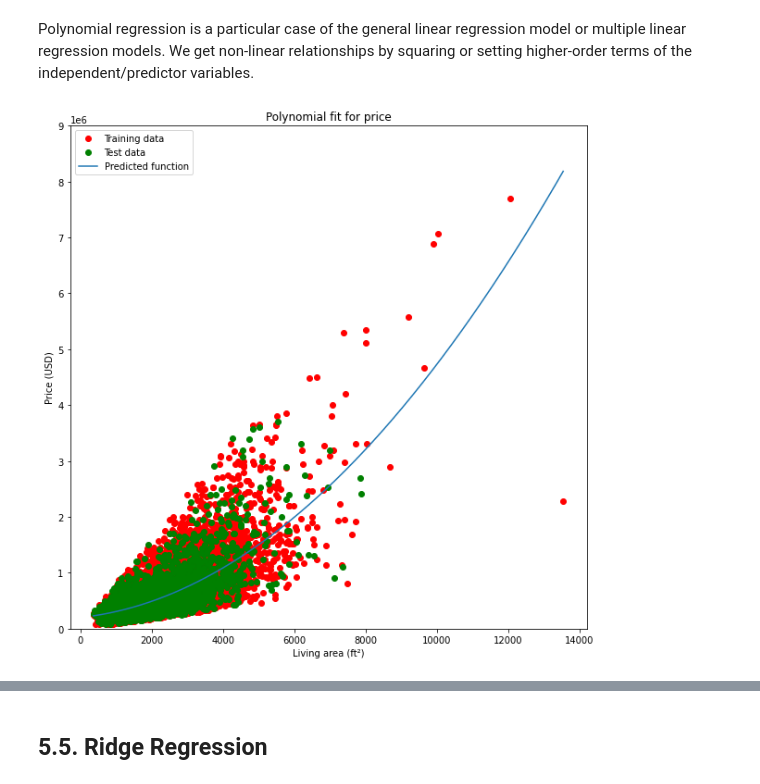
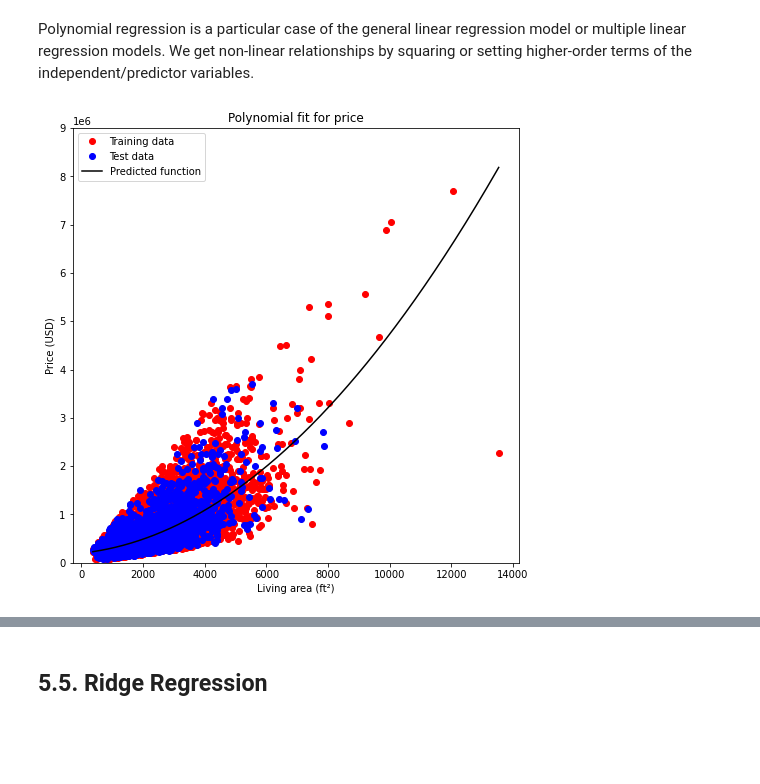
Before and after one commit to lucasquemelli/House_Rocket_Machine_Learning, a Jupyter notebook: House_Rocket_ML.ipynb, the cells around one changed output, grey strips where cells are left out. Cells and saved outputs as stored; diff of their text form; code cells hidden in the pictures; blank space fills up the shorter version.

```diff
--- a/House_Rocket_ML.ipynb
+++ b/House_Rocket_ML.ipynb
@@ -1720,42 +1720,42 @@ def define_table(r2_train, r2_test, rmse_test, mae_test, mape_test, cv):
   return r, evaluation
 
 def PollyPlot(xtrain, xtest, y_train, y_test, lr, poly_transform):
-  plt.figure(figsize=(10,10))
+  plt.figure(figsize=(8,8))
 
   xmax = max([xtrain.values.max(), xtest.values.max()])
   xmin = min([xtrain.values.min(), xtest.values.min()])
 
   x = np.arange(xmin, xmax, 0.1)
 
   plt.plot(xtrain, y_train, 'ro', label="Training data")
-  plt.plot(xtest, y_test, 'go', label="Test data")
-  plt.plot(x, lr.predict(poly_transform.fit_transform(x.reshape(-1,1))), label="Predicted function")
+  plt.plot(xtest, y_test, 'bo', label="Test data")
+  plt.plot(x, lr.predict(poly_transform.fit_transform(x.reshape(-1,1))), 'k-', label="Predicted function")
   plt.ylim([0,9000000])
   plt.title('Polynomial fit for price')
   plt.ylabel('Price (USD)')
   plt.xlabel('Living area (ft²)')
   plt.legend()
 
   return None
 
 if __name__ == '__main__':
   y_data, x_data = target_features(data_analysis)
 
   x_train, x_test, y_train, y_test = data_split(x_data, y_data)
 
   lr = define_model()
 
   pr, x_train_pr, x_test_pr = data_transform()
 
   estimator_lr = fit_model(lr)
 
   predictions_lr_train, predictions_lr_test = predict_values(x_train_pr, x_test_pr)
 
   r, evaluation = define_table(r2_train, r2_test, rmse_test, mae_test, mape_test, cv)
 
   PollyPlot(x_train[['sqft_living']], x_test[['sqft_living']], y_train, y_test, lr, pr)
 # %% [output]
-[figure, old version]
+[figure, new version]
 # %%
 evaluation
 # %% [output]
```
